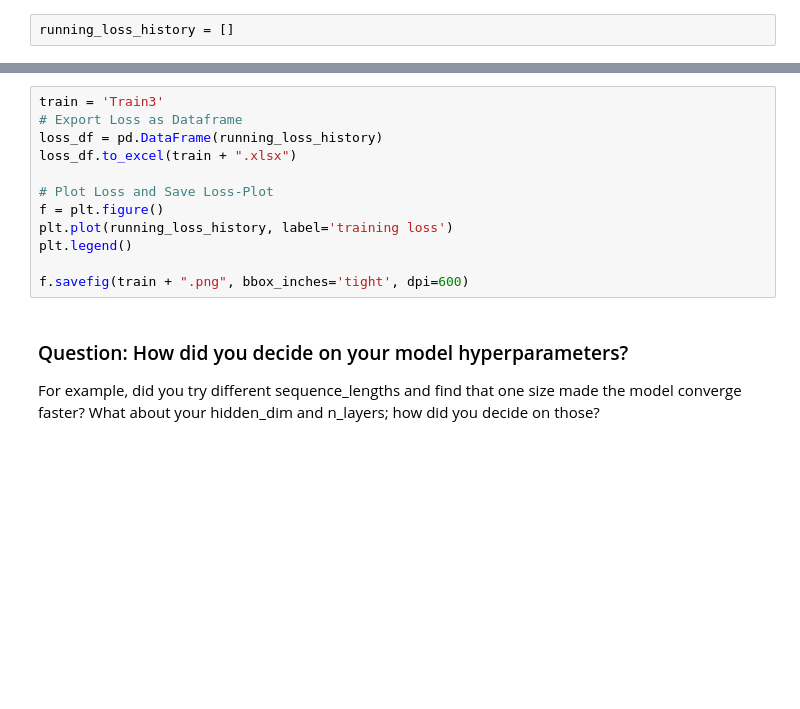
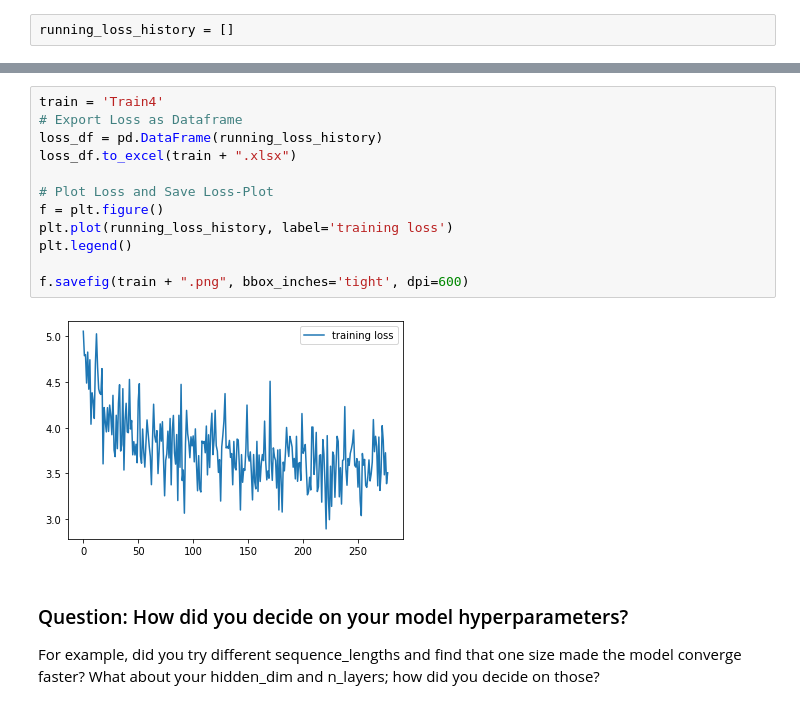
Before and after one commit to ddhartma/TV-Script-Generator, a Jupyter notebook: dlnd_tv_script_generation.ipynb, the cells around one changed output, grey strips where cells are left out. Saved outputs shown, nothing was run; the diff lists cells and outputs as text; blank space fills up the shorter version.

Commit message:
test: Test parameters Train4

```diff
--- a/dlnd_tv_script_generation.ipynb
+++ b/dlnd_tv_script_generation.ipynb
@@ -675,15 +677,17 @@ Epoch:    4/10    Loss: 4.903069025039673
 # %%
-train = 'Train3'
+train = 'Train4'
 # Export Loss as Dataframe
 loss_df = pd.DataFrame(running_loss_history)
 loss_df.to_excel(train + ".xlsx")
 
 # Plot Loss and Save Loss-Plot
 f = plt.figure()
 plt.plot(running_loss_history, label='training loss')
 plt.legend()
 
 f.savefig(train + ".png", bbox_inches='tight', dpi=600)
+# %% [output]
+[figure, added]
 # %% [markdown]
 ### Question: How did you decide on your model hyperparameters?
 For example, did you try different sequence_lengths and find that one size made the model converge faster? What about your hidden_dim and n_layers; how did you decide on those?
```
Also changed, not shown: parts of 7 cells of this notebook, 4 other files.
